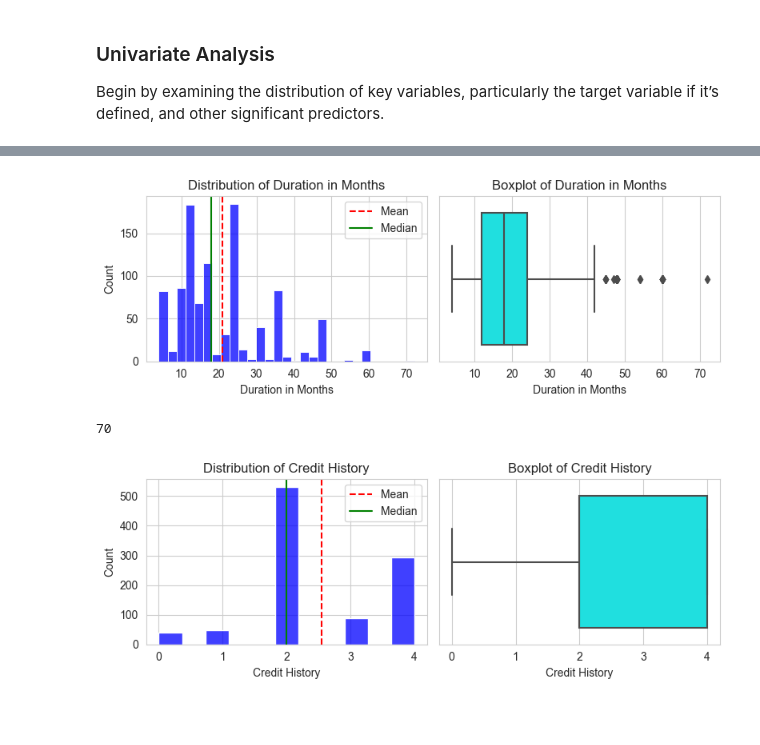
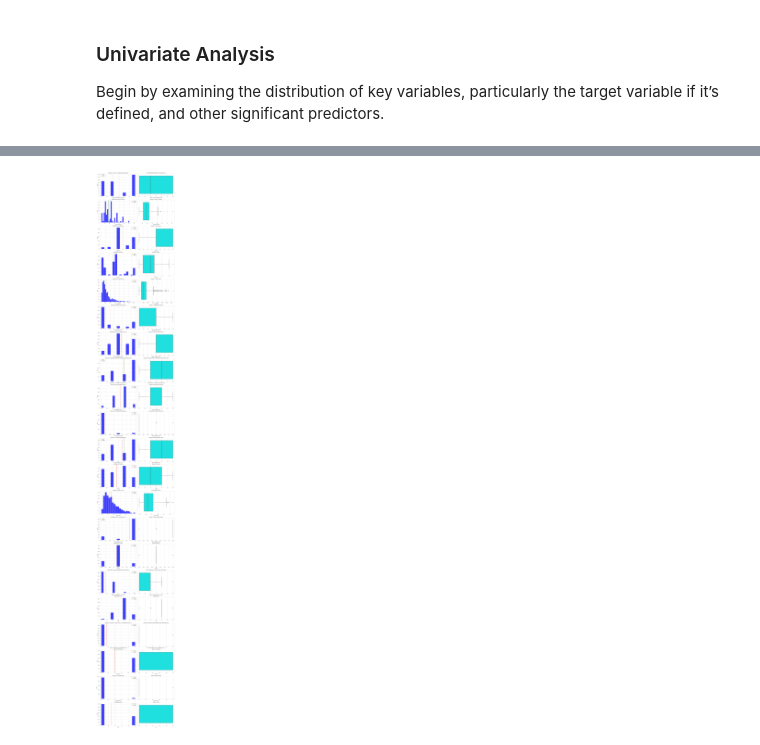
Before and after one commit to Enr1queRojas/Portfolio, a Jupyter notebook: clasic_models/notebooks/Credit_risk.ipynb, the cells around one changed output, grey strips where cells are left out. Saved outputs shown, nothing was run; the diff lists cells and outputs as text; code cells hidden in the pictures; blank space fills up the shorter version.

```diff
--- a/clasic_models/notebooks/Credit_risk.ipynb
+++ b/clasic_models/notebooks/Credit_risk.ipynb
@@ -382,13 +524,4 @@ TypeError: Horizontal orientation requires numeric `x` variable.
-# %%
-univariate_hits(data,"Duration in Months")
-# %% [output]
-[figure, removed]
-# %%
-dim_outliers = count_outliers(data,"Duration in Months")
-dim_outliers
-# %% [output]
-70
-# %%
-univariate_hits(data,"Credit History")
-# %% [output]
-[figure, removed]
+# %%
+plot_all_columns(data)
+# %% [output]
+[figure, added]
```
Also changed, not shown: parts of 12 cells of this notebook.
